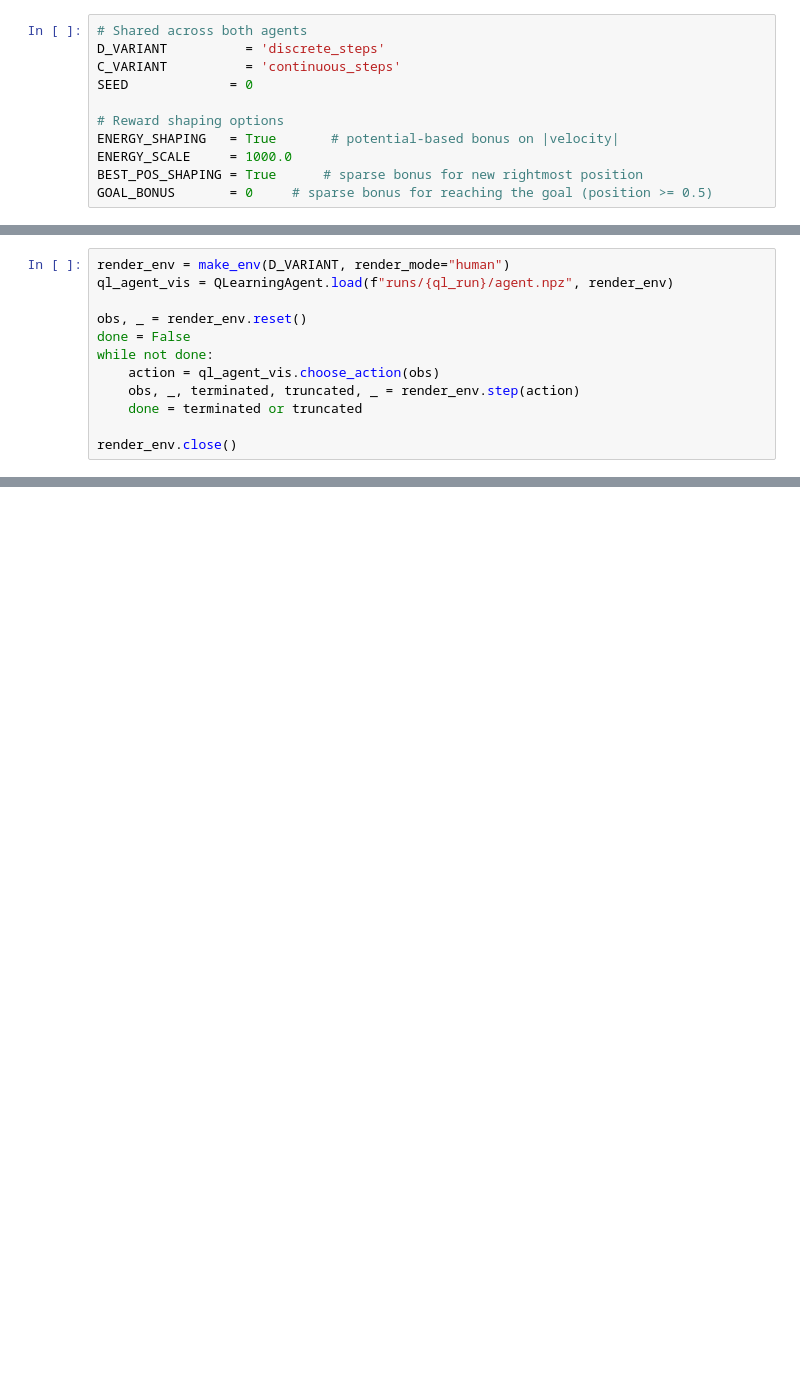
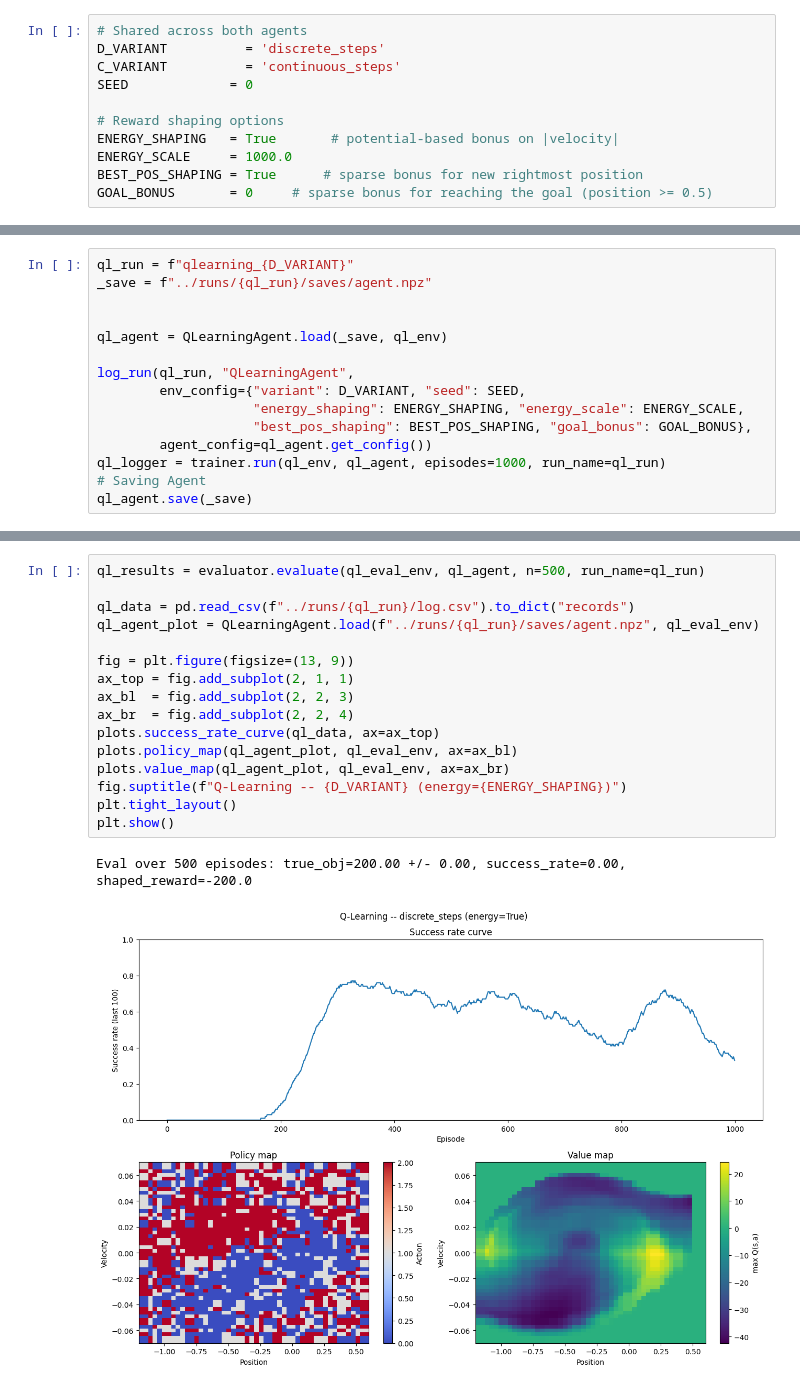
Before and after one commit to rue-da/mountain-car, a Jupyter notebook: notebooks/main.ipynb, the cells around one changed output, grey strips where cells are left out. Cells and saved outputs as stored; diff of their text form; blank space fills up the shorter version.

Commit message:
Added full multi-agent RL comparison for the notebook

```diff
--- a/notebooks/main.ipynb
+++ b/notebooks/main.ipynb
@@ -73,12 +46,0 @@ plt.show()
-# %%
-render_env = make_env(D_VARIANT, render_mode="human")
-ql_agent_vis = QLearningAgent.load(f"runs/{ql_run}/agent.npz", render_env)
-
-obs, _ = render_env.reset()
-done = False
-while not done:
-    action = ql_agent_vis.choose_action(obs)
-    obs, _, terminated, truncated, _ = render_env.step(action)
-    done = terminated or truncated
-
-render_env.close()
@@ -240,0 +65,15 @@ render_env.close()
+# %%
+ql_run = f"qlearning_{D_VARIANT}"
+_save = f"../runs/{ql_run}/saves/agent.npz"
+
+
+ql_agent = QLearningAgent.load(_save, ql_env)
+
+log_run(ql_run, "QLearningAgent",
+        env_config={"variant": D_VARIANT, "seed": SEED,
+                    "energy_shaping": ENERGY_SHAPING, "energy_scale": ENERGY_SCALE,
+                    "best_pos_shaping": BEST_POS_SHAPING, "goal_bonus": GOAL_BONUS},
+        agent_config=ql_agent.get_config())
+ql_logger = trainer.run(ql_env, ql_agent, episodes=1000, run_name=ql_run)
+# Saving Agent
+ql_agent.save(_save)
@@ -240,0 +91,19 @@ render_env.close()
+# %%
+ql_results = evaluator.evaluate(ql_eval_env, ql_agent, n=500, run_name=ql_run)
+
+ql_data = pd.read_csv(f"../runs/{ql_run}/log.csv").to_dict("records")
+ql_agent_plot = QLearningAgent.load(f"../runs/{ql_run}/saves/agent.npz", ql_eval_env)
+
+fig = plt.figure(figsize=(13, 9))
+ax_top = fig.add_subplot(2, 1, 1)
+ax_bl  = fig.add_subplot(2, 2, 3)
+ax_br  = fig.add_subplot(2, 2, 4)
+plots.success_rate_curve(ql_data, ax=ax_top)
+plots.policy_map(ql_agent_plot, ql_eval_env, ax=ax_bl)
+plots.value_map(ql_agent_plot, ql_eval_env, ax=ax_br)
+fig.suptitle(f"Q-Learning -- {D_VARIANT} (energy={ENERGY_SHAPING})")
+plt.tight_layout()
+plt.show()
+# %% [output]
+Eval over 500 episodes: true_obj=200.00 +/- 0.00, success_rate=0.00, shaped_reward=-200.0
+[figure, added]
```
Also changed, not shown: parts of 64 cells of this notebook, 34 other files.
